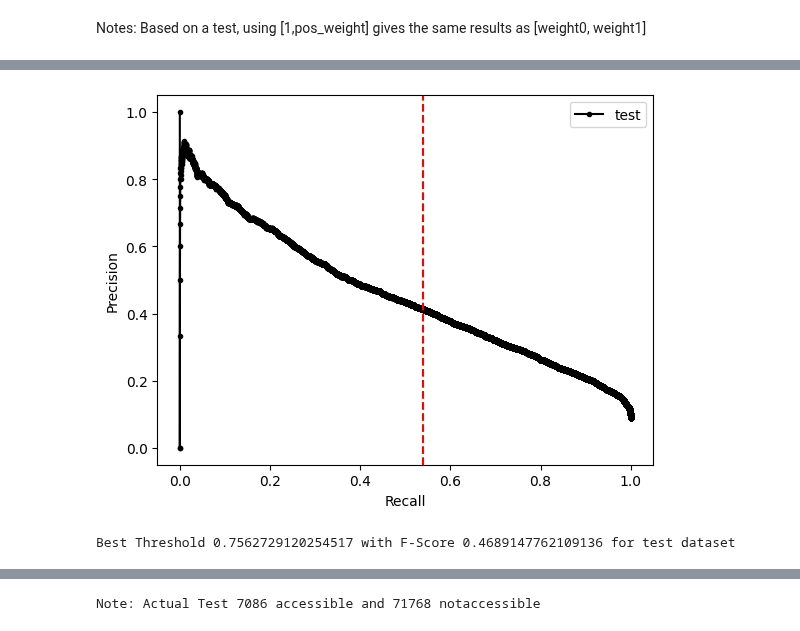
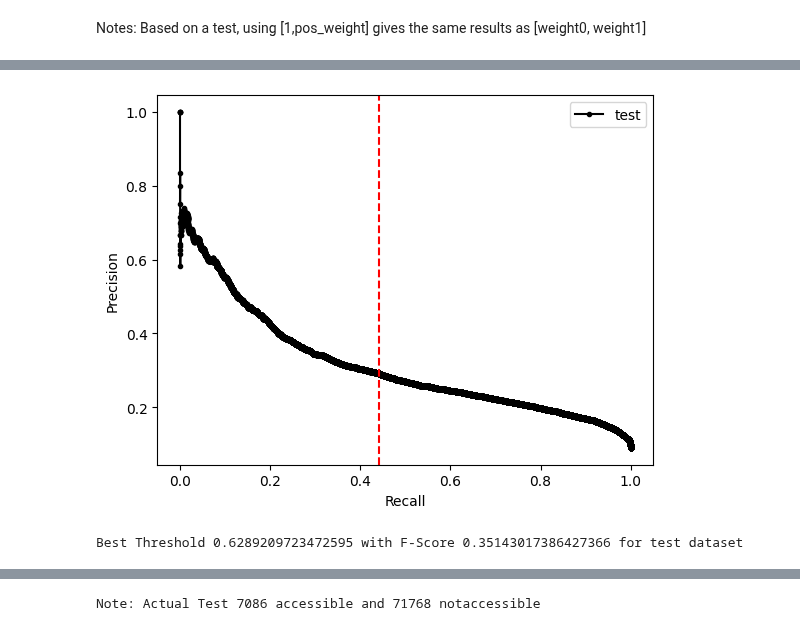
Before and after one commit to petern48/dna-ml-model, a Jupyter notebook: main.ipynb, the cells around one changed output, grey strips where cells are left out. Cells and saved outputs as stored; diff of their text form; code cells hidden in the pictures.

```diff
--- a/main.ipynb
+++ b/main.ipynb
@@ -88 +122,11 @@ acc_sequences, acc_labels, _ = dna_dataset.read_data_file(accessible_file, acces
+# %%
+# Load data tensors directly from files
+acc_sequences = torch.load(acc_seq_file)
+# acc_labels = torch.load(acc_lab_file)
+# print(not_seq_file)
+# not_sequences = torch.load(not_seq_file)
+# not_labels = torch.load(not_lab_file)
+# print(len(not_sequences))
+assert(len(not_sequences) == len(not_labels))
+assert(len(acc_sequences) == len(acc_labels))
 # %%
@@ -267,10 +317,9 @@ Notes: Based on a test, using [1,pos_weight] gives the same results as [weight0,
 # WEIGHTED_LOSS = "Inverse Class Frequency Weight"
 # WEIGHTED_LOSS = "Balanced Class Weights"
 # WEIGHTED_LOSS = None
-# WEIGHTED_LOSS = "sklearn type weight"
+WEIGHTED_LOSS = "sklearn type weight"
 # WEIGHTED_LOSS = "Inverse Sqrt Weight"
-WEIGHTED_LOSS = "sigmoid_focal_loss"
-# try sigmoid_focal_loss
+# WEIGHTED_LOSS = "sigmoid_focal_loss"  # try sigmoid_focal_loss
 
 # https://medium.com/gumgum-tech/handling-class-imbalance-by-introducing-sample-weighting-in-the-loss-function-3bdebd8203b4
 
@@ -296,12 +345,10 @@ if WEIGHTED_LOSS == "sigmoid_focal_loss":
     loss_fn = sigmoid_focal_loss
 
 elif WEIGHTED_LOSS != None:
-    # loss_fn = nn.BCELoss()
     pos_weight = weight_class1 / weight_class0
     print(f"pos_weight {pos_weight}")
     loss_fn = nn.BCEWithLogitsLoss(pos_weight=torch.Tensor([pos_weight]).to(device))
     # loss_fn = utils.weighted_binary_cross_entropy
-    # loss_fn = nn.BCELoss(weight=torch.Tensor([weight_class0, weight_class1]))
     try:
       print("weight for class 0", weight_class0)
     except:
@@ -311,14 +358,13 @@ elif WEIGHTED_LOSS != None:
 else:
     loss_fn = nn.BCEWithLogitsLoss()  # (reduction='none') ??
     # loss_fn = utils.f1_loss
-    # loss_fn = nn.BCELoss()
     # loss_fn = utils.macro_double_soft_f1
 
 # if loss_fn.__class__.__name__ == "BCELoss" or loss_fn.__class__.__name__ == "function":
 if loss_fn.__class__.__name__ != "BCEWithLogitsLoss":
-    model = nn.Sequential(CNN, nn.Sigmoid())  # Add Sigmoid to model if using BCELoss
+    model = nn.Sequential(base_model, nn.Sigmoid())  # Add Sigmoid to model if using BCELoss
     print("Added sigmoid")
 else:
-    model = CNN
+    model = base_model
 model.to(device);
 # %% [output]
@@ -326,11 +374,11 @@ Added sigmoid
 # %%
 # parameters
-epochs = 20
+epochs = 4
 batch_size = 128
 learning_rate = .0001
 weight_decay = .01
-optimizer = optim.AdamW(model.parameters(), lr=learning_rate, weight_decay=weight_decay)  # weight_decay=1
-# optimizer = optim.Adam(model.parameters(), lr=learning_rate, weight_decay=.01)  # weight_decay=1
+optimizer = optim.AdamW(model.parameters(), lr=learning_rate, weight_decay=weight_decay)
+# optimizer = optim.Adam(model.parameters(), lr=learning_rate, weight_decay=.01)
 # optimizer = optim.SGD(model.parameters(), lr=learning_rate)  # pretty bad
 
 def seed_worker(worker_id):
@@ -395,7 +443,7 @@ for epoch in range(epochs):
         if loss_fn.__class__.__name__ == "function" and loss_fn.__name__ == "weighted_binary_cross_entropy":
             loss = loss_fn(outputs, labels, [weight_class0, weight_class1])
         else:
-            loss = loss_fn(outputs, labels, reduction="mean")
+            loss = loss_fn(outputs, labels) #, reduction="mean")
         loss.backward()
         optimizer.step()
         optimizer.zero_grad()  # reset gradients before next iteration
@@ -460,8 +520,6 @@ which_dataset = "test"
 dataset = val_dataset if which_dataset == "val" else test_dataset
 dataloader = val_loader if which_dataset == "val" else test_loader
 
-sigmoid = nn.Sigmoid()
-
 total_probs = np.empty(0)
 total_labels = np.empty(0)  # don't need to have same order
 model.eval()
@@ -469,41 +527,41 @@ model.eval()
 for batch in dataloader:
     samples, labels = batch['sequence'].to(device), batch['label'].to(device)
 
-    outputs = model(samples)
-
     if loss_fn.__class__.__name__ == "BCEWithLogitsLoss":
-        outputs = sigmoid(outputs)
+        outputs = model(samples, use_sigmoid=True)
+    else:
+        outputs = model(samples)
 
     total_probs = np.concatenate((total_probs, outputs.flatten().cpu().detach().numpy()))
     total_labels = np.concatenate((total_labels, labels.flatten().cpu().detach().numpy()))
 
 precisions, recalls, thresholds = precision_recall_curve(dataset.list2, total_probs)
 # pearson correlation coeffs?
 # dataset.list2  # list of all labels
 
 plt.plot(recalls, precisions, marker='.', label=which_dataset, color="black")
 # axis labels
 plt.xlabel('Recall')
 plt.ylabel('Precision')
 # show the legend
 plt.legend()
 fscores = (2 * precisions * recalls) / (precisions + recalls)
 
 # Turn nan values to 0
 fscores[np.isnan(fscores)] = 0
 
 # locate the index of the largest f score
 ix = np.argmax(fscores)
 best_threshold = thresholds[ix]
 plt.plot(recalls[ix], precisions[ix], color="red")
 plt.axvline(recalls[ix], ls='--', color="red", label="Best F-Score")
 # show the plot
 plt.show()
 print(f"Best Threshold {thresholds[ix]} with F-Score {fscores[ix]} for {which_dataset} dataset")
 # Typically around 70-75%
 # %% [output]
-[figure, old version]
+[figure, new version]
-Best Threshold 0.7562729120254517 with F-Score 0.4689147762109136 for test dataset
+Best Threshold 0.6289209723472595 with F-Score 0.35143017386427366 for test dataset
 # %%
 from sklearn import metrics
 fpr, tpr, roc_thresholds = metrics.roc_curve(total_labels, total_probs)
```
Also changed, not shown: parts of 30 cells of this notebook.
